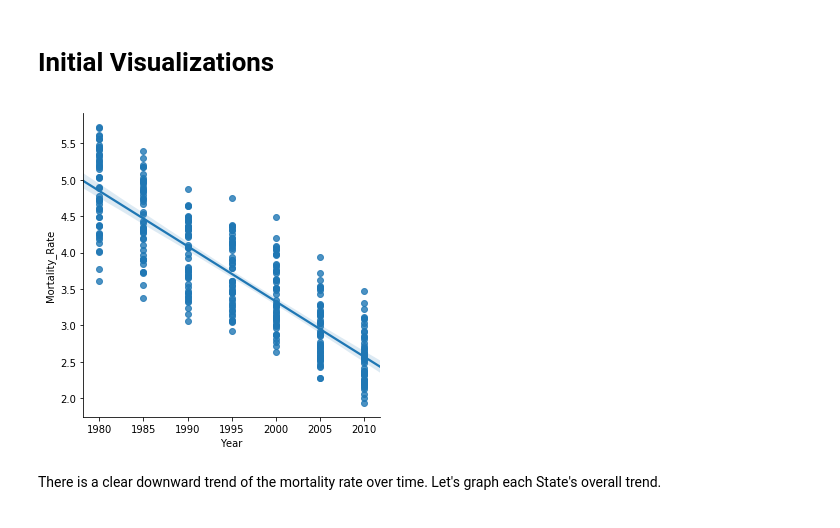
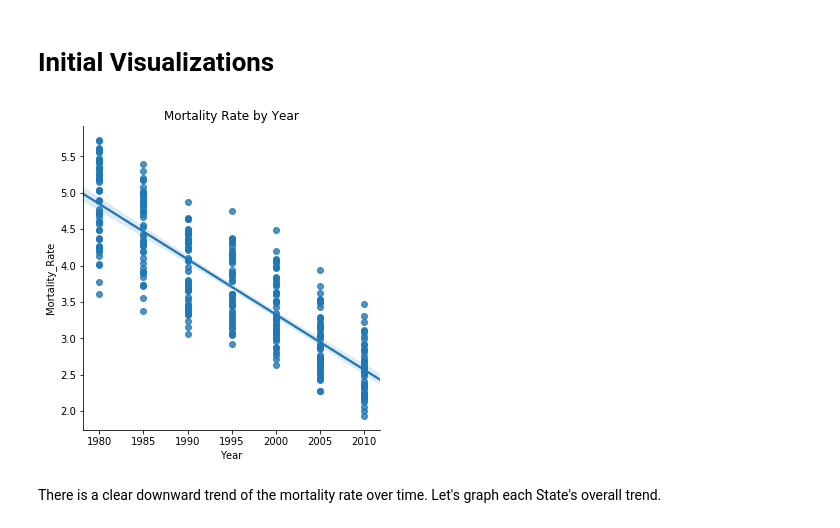
Before and after one commit to littlesiagoy/Springboard-Capstone-1, a Jupyter notebook: Statistical Inference.ipynb, the cells around one changed output. Cells and saved outputs as stored; diff of their text form; code cells hidden in the pictures.

```diff
--- a/Statistical Inference.ipynb
+++ b/Statistical Inference.ipynb
@@ -13,9 +13,10 @@ data.columns = ['STATE', 'Total_Population', 'Number_of_Poor', 'Poverty_Rate', '
 # %%
 # Let's graph the mortaility rate by year to see if there are any trends.
 g1 = sns.lmplot('Year', 'Mortality_Rate', data=data)
+plt.title('Mortality Rate by Year')
 plt.show()
 # %% [output]
-[figure, old version]
+[figure, new version]
 # %% [markdown]
 There is a clear downward trend of the mortality rate over time.  Let's graph each State's overall trend.
 # %%
```
Also changed, not shown: parts of 4 cells of this notebook, 4 other files.
